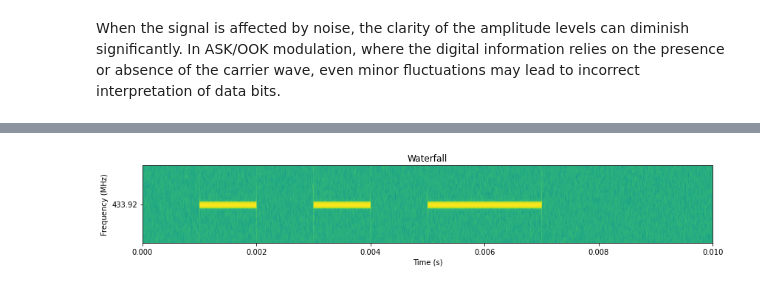
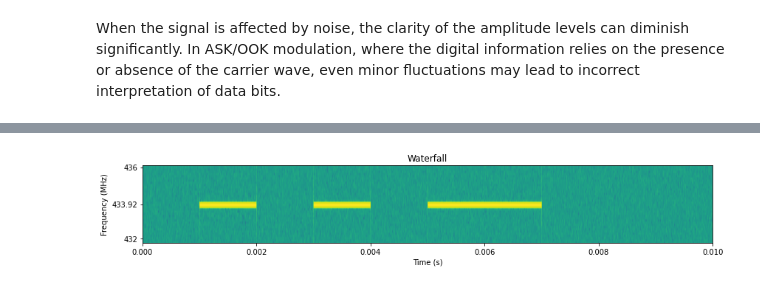
Before and after one commit to eydam-prototyping/cc1101, a Jupyter notebook: fundamentals/Modulation_ASK_OOK.ipynb, the cells around one changed output, grey strips where cells are left out. Cells and saved outputs as stored; diff of their text form; code cells hidden in the pictures.

```diff
--- a/fundamentals/Modulation_ASK_OOK.ipynb
+++ b/fundamentals/Modulation_ASK_OOK.ipynb
@@ -106,6 +108,6 @@ In a waterfall diagram, the signal is displayed as a time-varying spectrum with
 # %%
 # carrier frequency (Hz)
-f_carrier = 433.92e6 # 5 kHz
+f_carrier = 433.92e6 # 433.92 kHz
 
 # sampling rate (samples per second)
 fs = 1e9
@@ -124,32 +126,32 @@ logical_signal = [0, 1, 0, 1, 0, 1, 1, 0] # the logical signal to be transmitted
 baudrate = 1000 # symbol rate (symbols per second)
 
 # time vector
 t = np.linspace(t0, t1, int(((t1-t0)*fs)), endpoint=False)
 
 # generate the carrier signal as a sine wave
 carrier = np.sin(2 * np.pi * f_carrier * t)
 
 # generate the pyhsical signal
 pysical_signal = np.zeros(len(t))
 for i, bit in enumerate(logical_signal):
     pysical_signal[i*int(fs/baudrate):(i+1)*int(fs/baudrate)] = amplitudes[bit]
 
 # modulate the signal
 modulated_signal = carrier * pysical_signal
 
 noise = np.random.normal(0, 0.1, modulated_signal.shape)
 modulated_signal_noisy = modulated_signal + noise
 
 plt.figure(figsize=(12, 4))
 plt.subplot(2, 1, 1)
 plt.specgram(modulated_signal_noisy, Fs=fs, NFFT=8096, noverlap=4096, cmap='viridis')
 plt.title("Waterfall")
 plt.xlabel("Time (s)")
 plt.ylabel("Frequency (MHz)")
 plt.xlim(t0, t1)
 plt.ylim(0.995*f_carrier, 1.005*f_carrier)
-plt.yticks([f_carrier], [f"{f_carrier/1e6:.2f}"])
+plt.yticks([432e6, f_carrier, 436e6], ["432", f"{f_carrier/1e6:.2f}", "436"])
 plt.tight_layout()
 plt.show()
 # %% [output]
-[figure, old version]
+[figure, new version]
```
Also changed, not shown: parts of 11 cells of this notebook.
